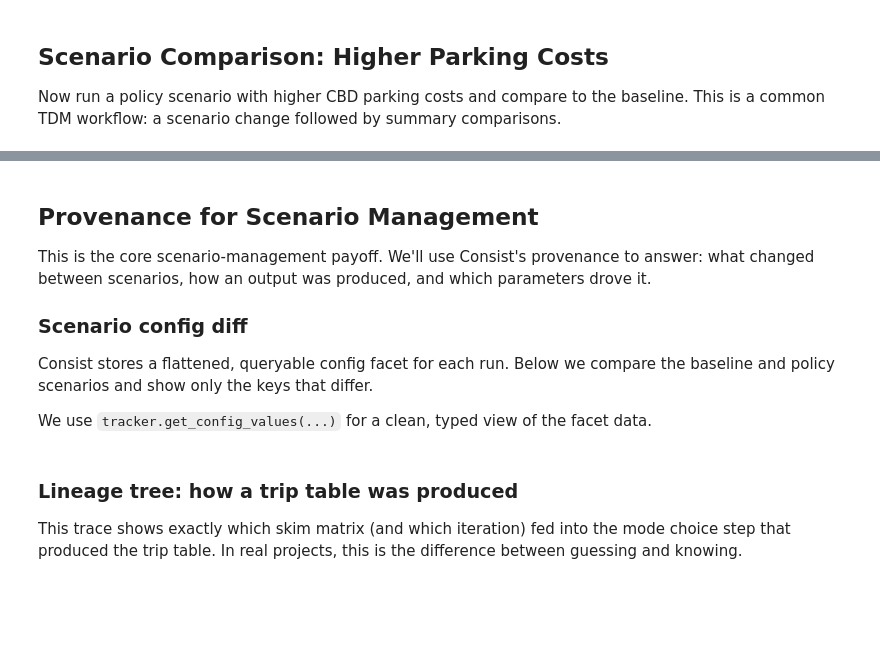
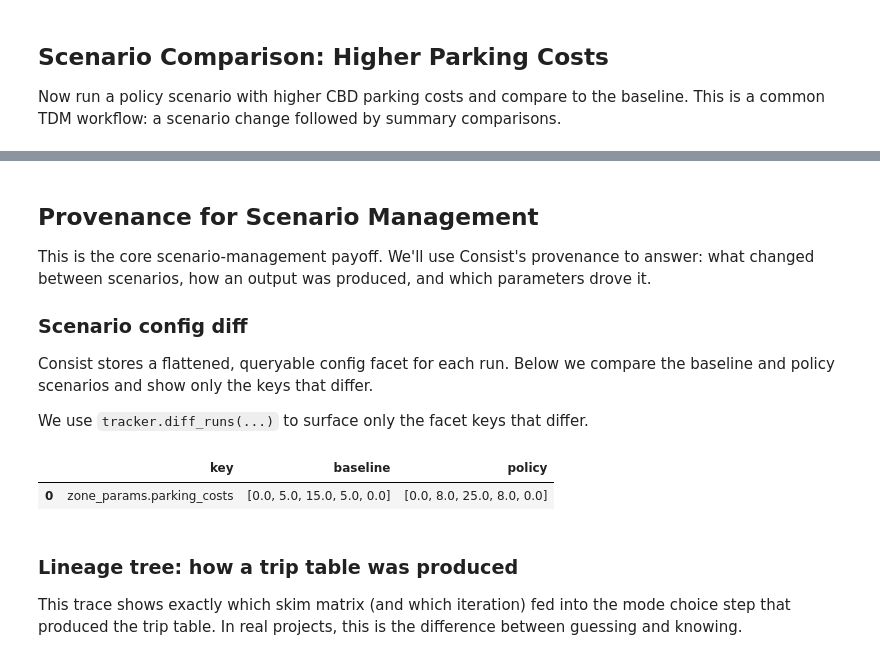
Before and after one commit to LBNL-UCB-STI/consist, a Jupyter notebook: examples/03_transportation_demand_modeling.ipynb, the cells around one changed output, grey strips where cells are left out. Saved outputs shown, nothing was run; the diff lists cells and outputs as text; code cells hidden in the pictures; blank space fills up the shorter version.

```diff
--- a/examples/03_transportation_demand_modeling.ipynb
+++ b/examples/03_transportation_demand_modeling.ipynb
@@ -663,28 +626,30 @@ what changed between scenarios, how an output was produced, and which parameters
 Consist stores a flattened, queryable config facet for each run. Below we compare the
 baseline and policy scenarios and show only the keys that differ.
 
-We use `tracker.get_config_values(...)` for a clean, typed view of the facet data.
+We use `tracker.diff_runs(...)` to surface only the facet keys that differ.
 # %%
-baseline_config = tracker.get_config_values(SCENARIO_RUN_ID, namespace="scenario")
-policy_config = tracker.get_config_values(
-    high_parking_results["scenario_run_id"], namespace="scenario"
-)
+diff = tracker.diff_runs(SCENARIO_RUN_ID, high_parking_results["scenario_run_id"])
 
 diff_rows = []
-for key in sorted(set(baseline_config) | set(policy_config)):
-    if baseline_config.get(key) != policy_config.get(key):
-        diff_rows.append(
-            {
-                "key": key,
-                "baseline": baseline_config.get(key),
-                "policy": policy_config.get(key),
-            }
-        )
+for key in sorted(diff["changes"]):
+    change = diff["changes"][key]
+    if change["status"] == "same":
+        continue
+    diff_rows.append(
+        {
+            "key": key,
+            "baseline": change.get("left"),
+            "policy": change.get("right"),
+        }
+    )
 
 diff_df = pd.DataFrame(diff_rows)
 if diff_df.empty:
     print("No differences found between scenario facets.")
 diff_df
+# %% [output]
+|  | key | baseline | policy |
+| 0 | zone_params.parking_costs | [0.0, 5.0, 15.0, 5.0, 0.0] | [0.0, 8.0, 25.0, 8.0, 0.0] |
 # %% [markdown]
 ### Lineage tree: how a trip table was produced
 
```
Also changed, not shown: parts of 18 cells of this notebook, 1 other file.
